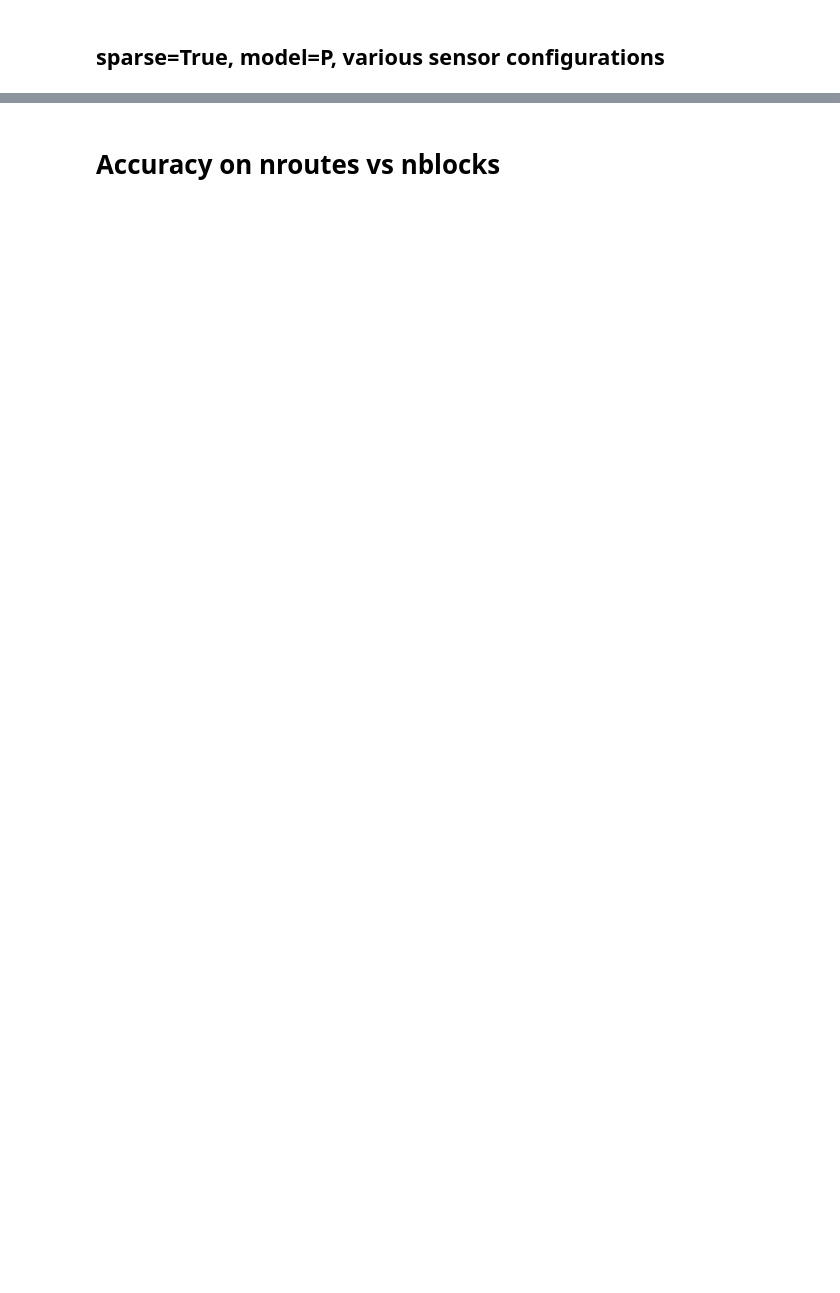
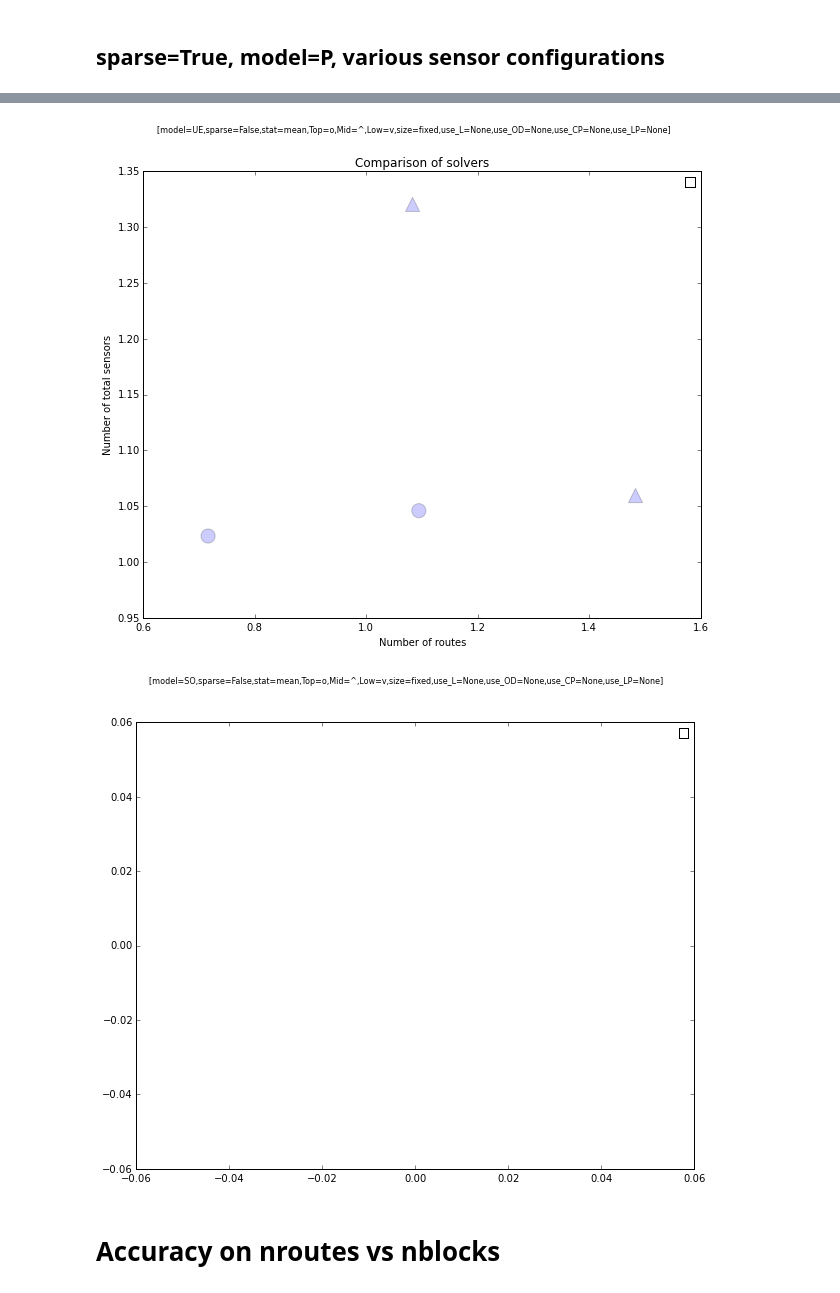
Before and after one commit to cathywu/traffic-estimation-comparison, a Jupyter notebook: Comparison plots.ipynb, the cells around one changed output, grey strips where cells are left out. Cells and saved outputs as stored; diff of their text form; code cells hidden in the pictures; blank space fills up the shorter version.

```diff
--- a/Comparison plots.ipynb
+++ b/Comparison plots.ipynb
@@ -2,7 +2,9 @@
 Herein we plot results.
 # %%
 %matplotlib inline
+pylab.rcParams['figure.figsize'] = (10.0, 8.0)
 from src.scenarios_plot import *
+from src.plotting_utils import load_output
 
 # Plot configuration
 init = False
@@ -13,5 +15,5 @@ error2 = 0.30
 error3 = 0.50
 caption = ""
 # Reload results
-scenarios, scenarios_all_links, scenarios_v2, scenarios_v3 = load_results()
+scenarios, scenarios_all_links, scenarios_v2, scenarios_v3 = load_output()
 # %% [output]
@@ -50,3 +63,13 @@ plot_solver_comparison(scenarios_v3, sparse=True, caption=caption,
+# %%
+plot_solver_comparison(scenarios_v3, sparse=False, caption=caption,
+                       error_leq=error, error_leq2=error2, model='UE',
+                       error_leq3=error3, max_NLPCP=100)
+plot_solver_comparison(scenarios_v3, sparse=False, caption=caption,
+                       error_leq=error, error_leq2=error2, model='SO',
+                       error_leq3=error3, max_NLPCP=100)
+# %% [output]
+[figure, added]
+[figure, added]
 # %% [markdown]
 # Accuracy on nroutes vs nblocks
 # %%
```
Also changed, not shown: parts of 7 cells of this notebook, 15 other files.
